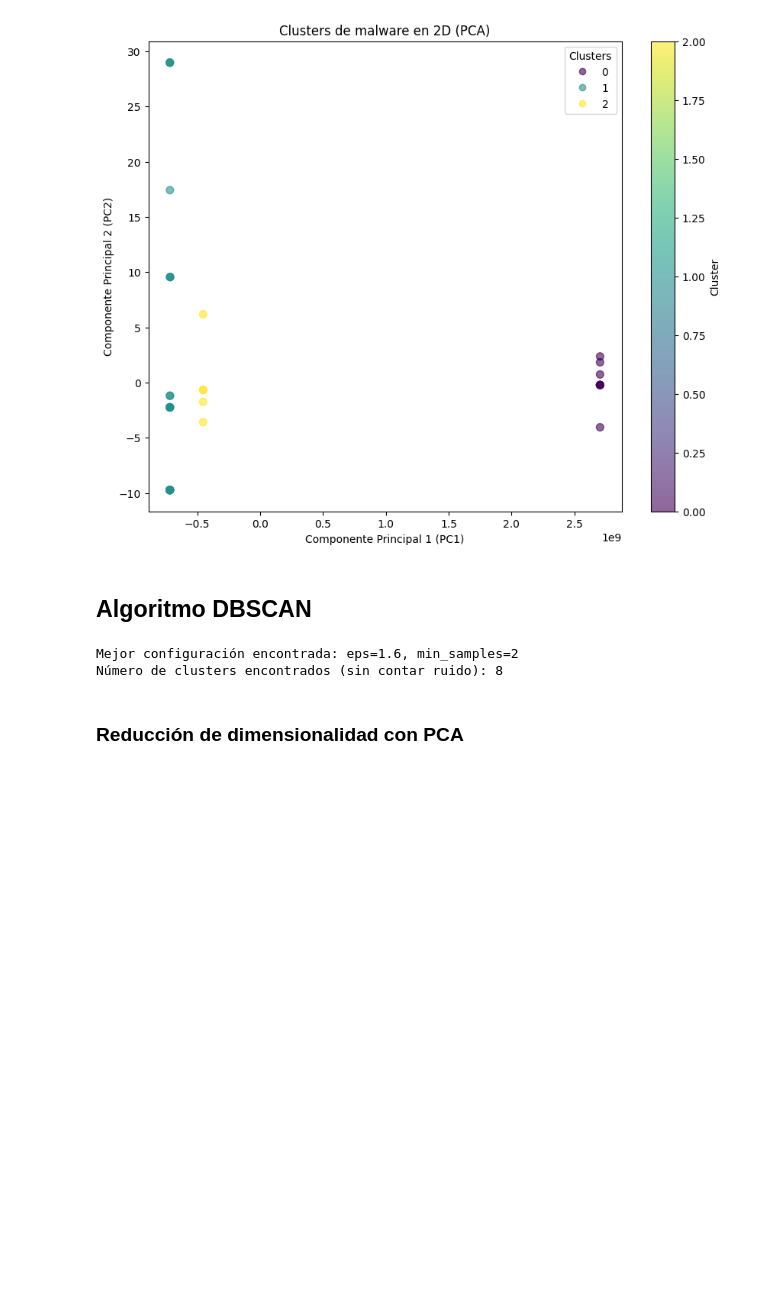
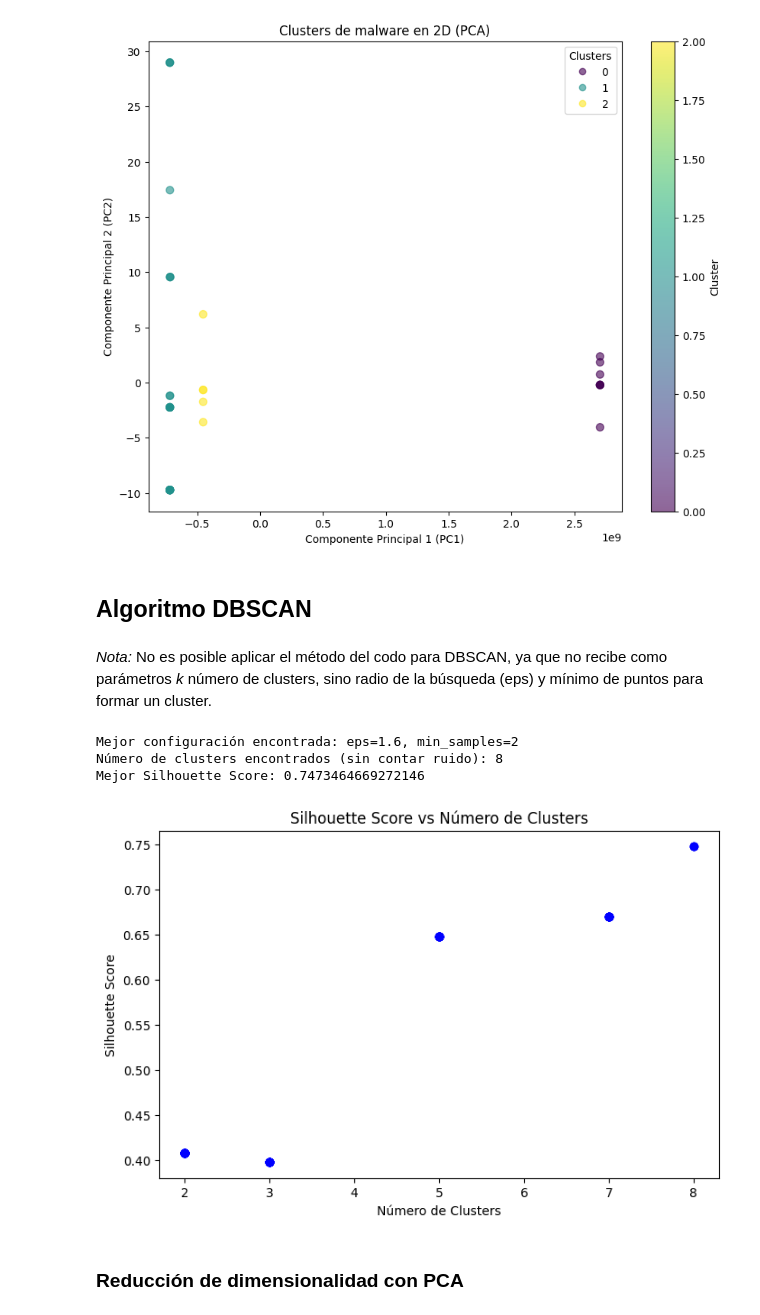
Before and after one commit to Aq202/UVG_SDS_LAB_4, a Jupyter notebook: lab4.ipynb, the cells around one changed output. Saved outputs shown, nothing was run; the diff lists cells and outputs as text; code cells hidden in the pictures; blank space fills up the shorter version.

Commit message:
Graficar silhouette en DBSCAN

```diff
--- a/lab4.ipynb
+++ b/lab4.ipynb
@@ -437,38 +437,68 @@ df = pd.read_csv("malware_dataset.csv")
 # %%
 # Eliminar columna de nombres de archivo
 df_copy = df.drop(columns=['file'])
+# %% [markdown]
+*Nota:* No es posible aplicar el método del codo para DBSCAN, ya que no recibe como parámetros *k* número de clusters, sino radio de la búsqueda (eps) y mínimo de puntos para formar un cluster.
 # %%
-# Normalizar los datos para mejorar la detección de clusters
+import numpy as np
+import matplotlib.pyplot as plt
+from sklearn.cluster import DBSCAN
+from sklearn.preprocessing import StandardScaler
+from sklearn.metrics import silhouette_score
+
+# Normalizar los datos
 scaler = StandardScaler()
 X_scaled = scaler.fit_transform(df_copy)
 
-# Prueba de diferentes valores de eps y min_samples para encontrar la mejor configuración
+# Valores a explorar
 eps_values = np.arange(0.1, 2, 0.1)
 min_samples_values = range(2, 10)
-best_eps, best_min_samples, best_score = 0, 0, -1
+
+# Almacenar resultados
+cluster_scores = []
 
 for eps in eps_values:
     for min_samples in min_samples_values:
         dbscan = DBSCAN(eps=eps, min_samples=min_samples)
         labels = dbscan.fit_predict(X_scaled)
 
-        # Filtrar clusters válidos (evitar etiqueta -1, que es ruido)
+        # Contar clusters válidos (evitar etiqueta -1, que es ruido)
         unique_labels = set(labels) - {-1}
-        if len(unique_labels) > 1:
+        num_clusters = len(unique_labels)
+
+        if num_clusters > 1:
             score = silhouette_score(X_scaled, labels)
-            if score > best_score:
-                best_eps, best_min_samples, best_score = eps, min_samples, score
+            cluster_scores.append((eps, min_samples, num_clusters, score))
 
-# Aplicar DBSCAN con los mejores parámetros encontrados
+# Ordenar los resultados por Silhouette Score en orden descendente
+cluster_scores.sort(key=lambda x: x[3], reverse=True)
+
+# Extraer los mejores parámetros
+best_eps, best_min_samples, best_num_clusters, best_score = cluster_scores[0]
+
+# Aplicar DBSCAN con los mejores parámetros
 dbscan = DBSCAN(eps=best_eps, min_samples=best_min_samples)
 df_copy["cluster"] = dbscan.fit_predict(X_scaled)
 
 # Mostrar resultados
 print(f"Mejor configuración encontrada: eps={best_eps}, min_samples={best_min_samples}")
-print(f"Número de clusters encontrados (sin contar ruido): {len(set(df_copy['cluster']) - {-1})}")
+print(f"Número de clusters encontrados (sin contar ruido): {best_num_clusters}")
+print(f"Mejor Silhouette Score: {best_score}")
+
+# Graficar Score vs Número de Clusters con línea
+num_clusters_list, silhouette_scores_list = zip(*[(x[2], x[3]) for x in cluster_scores])
+
+plt.figure(figsize=(8, 5))
+plt.scatter(num_clusters_list, silhouette_scores_list, marker='o', linestyle='-', color='b', alpha=0.7)
+plt.xlabel("Número de Clusters")
+plt.ylabel("Silhouette Score")
+plt.title("Silhouette Score vs Número de Clusters")
+plt.show()
 # %% [output]
 Mejor configuración encontrada: eps=1.6, min_samples=2
 Número de clusters encontrados (sin contar ruido): 8
+Mejor Silhouette Score: 0.7473464669272146
+[figure, added]
 # %% [markdown]
 ### Reducción de dimensionalidad con PCA
 # %%
```
